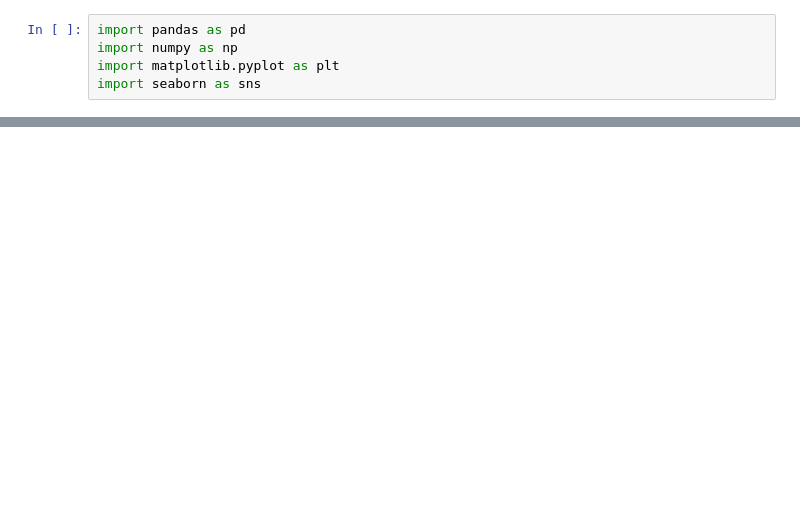
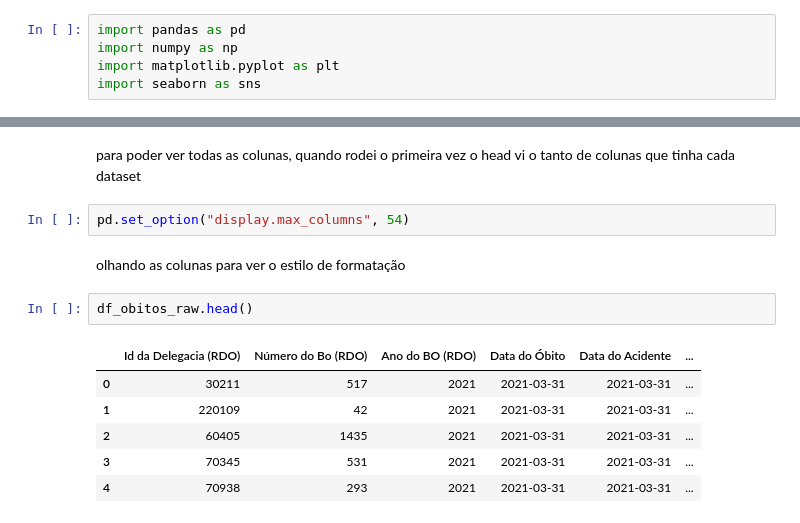
Before and after one commit to renatolotto/Projeto-TERA-Data-Science---Acidentes-Motocicletas, a Jupyter notebook: ETL2_Acidentes.ipynb, the cells around one changed output, grey strips where cells are left out. Drawn from its saved outputs; the diff is of its cells as text; blank space fills up the shorter version.

```diff
--- a/ETL2_Acidentes.ipynb
+++ b/ETL2_Acidentes.ipynb
@@ -190,0 +14,15 @@ df_acidentes_moto_sp.to_csv('df_acidentes_moto_sp.csv')
+# %% [markdown]
+para poder ver todas as colunas, quando rodei o primeira vez o head vi o tanto de colunas que tinha cada dataset
+# %%
+pd.set_option("display.max_columns", 54)
+# %% [markdown]
+olhando as colunas para ver o estilo de formatação
+# %%
+df_obitos_raw.head()
+# %% [output]
+|  | Id da Delegacia (RDO) | Número do Bo (RDO) | Ano do BO (RDO) | Data do Óbito | Data do Acidente | ... |
+| 0 | 30211 | 517 | 2021 | 2021-03-31 | 2021-03-31 | ... |
+| 1 | 220109 | 42 | 2021 | 2021-03-31 | 2021-03-31 | ... |
+| 2 | 60405 | 1435 | 2021 | 2021-03-31 | 2021-03-31 | ... |
+| 3 | 70345 | 531 | 2021 | 2021-03-31 | 2021-03-31 | ... |
+| 4 | 70938 | 293 | 2021 | 2021-03-31 | 2021-03-31 | ... |
```
Also changed, not shown: parts of 87 cells of this notebook, 3 other files.
